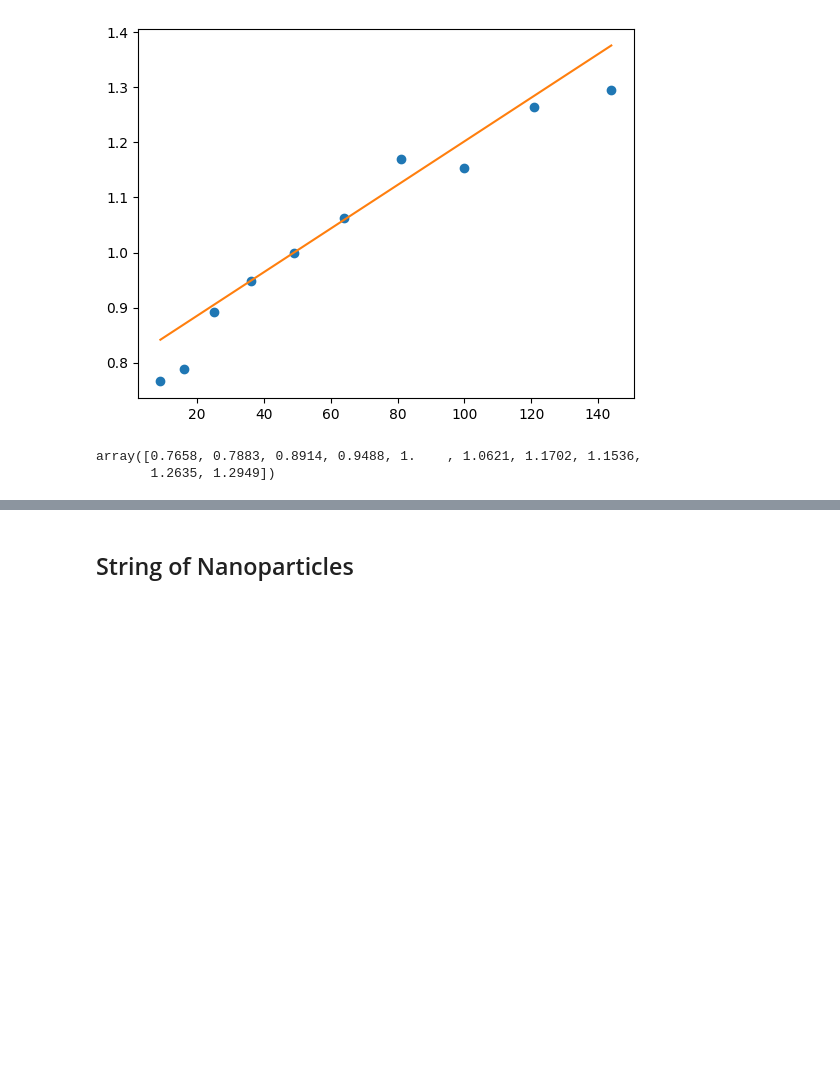
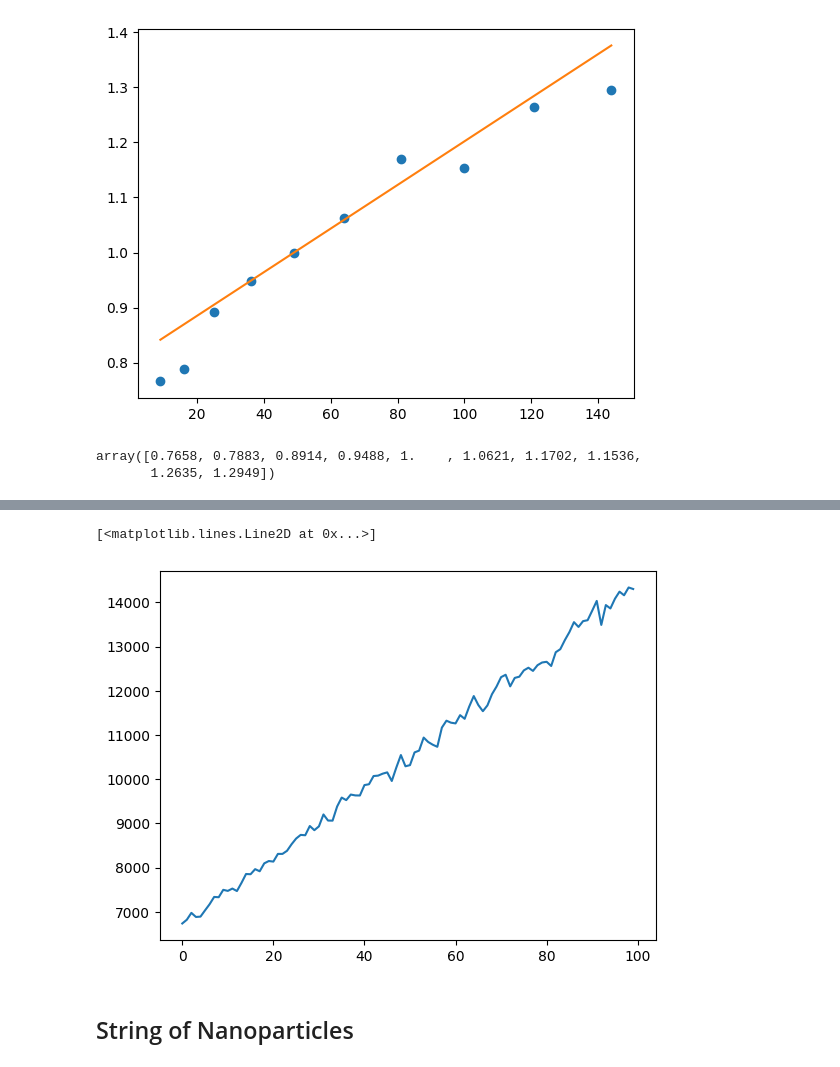
Before and after one commit to JonasMnsing/NanoNets, a Jupyter notebook: scripts/1_funding_period/current_magnitude/current_magnitude.ipynb, the cells around one changed output, grey strips where cells are left out. Saved outputs shown, nothing was run; the diff lists cells and outputs as text; code cells hidden in the pictures; blank space fills up the shorter version.

```diff
--- a/scripts/1_funding_period/current_magnitude/current_magnitude.ipynb
+++ b/scripts/1_funding_period/current_magnitude/current_magnitude.ipynb
@@ -157,0 +179,30 @@ array([0.7658, 0.7883, 0.8914, 0.9488, 1.    , 1.0621, 1.1702, 1.1536,
+# %%
+results_r   = {}
+V_arr       = np.zeros((100,3))
+V_min       = 0.5
+V_max       = 1.0
+V_arr[:,0]  = np.linspace(V_min, V_max, 100, endpoint=True)
+
+for N in np.arange(10,101,5):
+    stats = {}
+    for s in range(10):
+
+        topology_parameter  = return_random_topology(N)
+        np_network_cubic    = nanonets.simulation(network_topology='random', topology_parameter=topology_parameter, seed=s)
+
+        np_network_cubic.run_const_voltages(V_arr, 1, save_th=0.1)
+        stats[s] = np_network_cubic.return_output_values()
+
+    results_r[N] = stats
+# %%
+dic_r_new = {}
+
+for N in np.arange(10,101,5):
+
+    values = np.zeros(results_r[N][0].shape)
+
+    for key, val in results_r[N].items():
+
+        values += val/10
+
+    dic_r_new[N] = values
@@ -158,3 +249,8 @@ array([0.7658, 0.7883, 0.8914, 0.9488, 1.    , 1.0621, 1.1702, 1.1536,
+# %%
+plt.plot(values[:,2])
+# %% [output]
+[<matplotlib.lines.Line2D at 0x...>]
+[figure, added]
 # %% [markdown]
 ## String of Nanoparticles
 # %%
```
Also changed, not shown: parts of 8 cells of this notebook, 1 other file.
